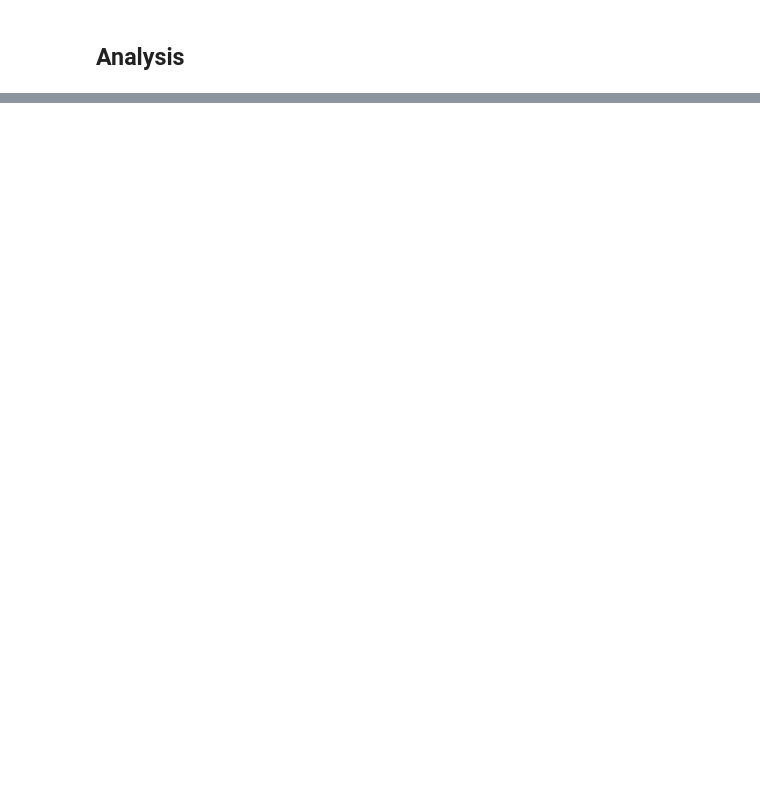
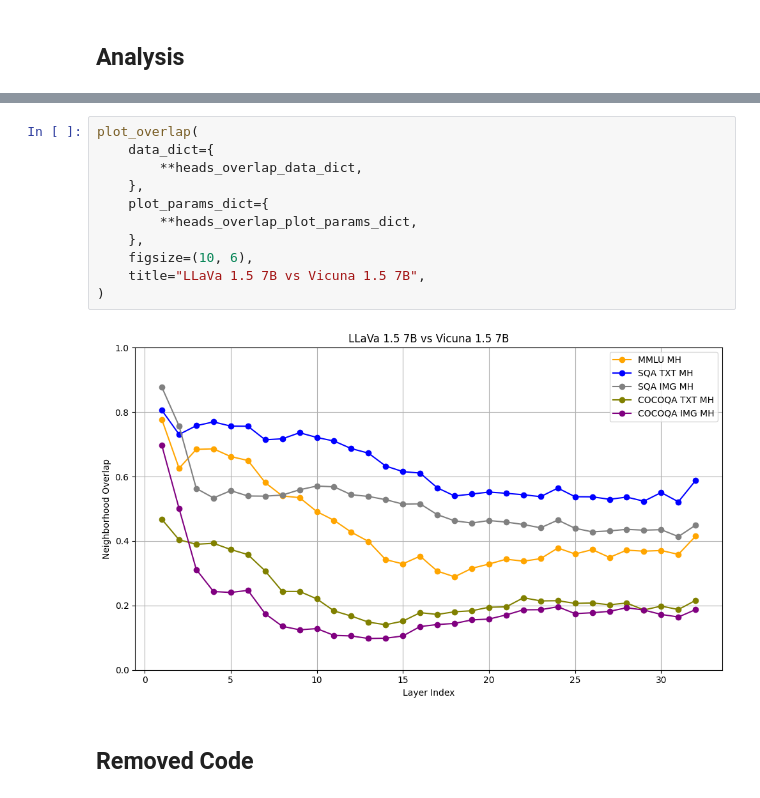
Before and after one commit to luisfpal/LLaVA_Representations_Analysis, a Jupyter notebook: notebooks/analyze_heads_representations.ipynb, the cells around one changed output, grey strips where cells are left out. Drawn from its saved outputs; the diff is of its cells as text; blank space fills up the shorter version.

```diff
--- a/notebooks/analyze_heads_representations.ipynb
+++ b/notebooks/analyze_heads_representations.ipynb
@@ -434,0 +204,15 @@ values = (
+# %%
+plot_overlap(
+    data_dict={
+        **heads_overlap_data_dict,
+    },
+    plot_params_dict={
+        **heads_overlap_plot_params_dict,
+    },
+    figsize=(10, 6),
+    title="LLaVa 1.5 7B vs Vicuna 1.5 7B",
+)
+# %% [output]
+[figure, added]
+# %% [markdown]
+## Removed Code
```
Also changed, not shown: parts of 26 cells of this notebook, 57 other files.
